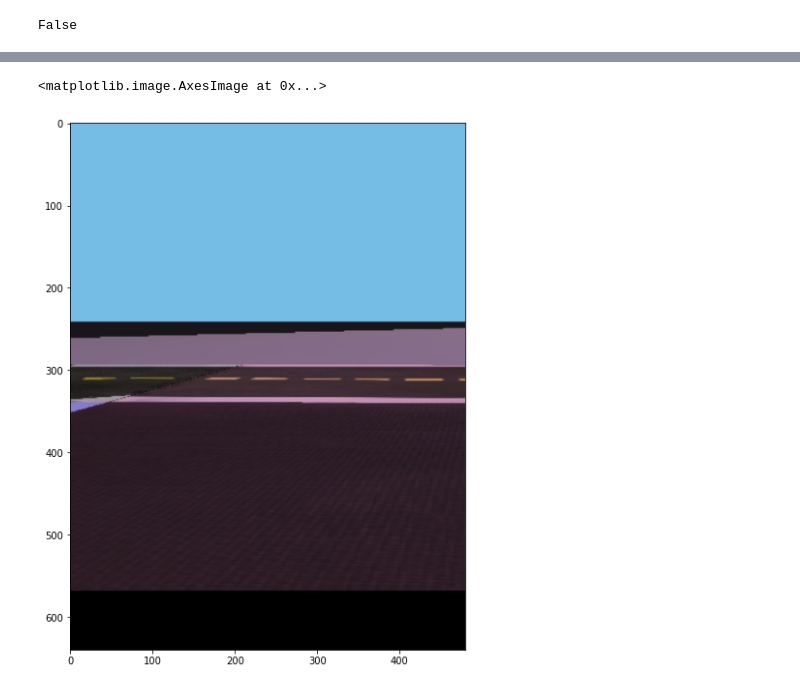
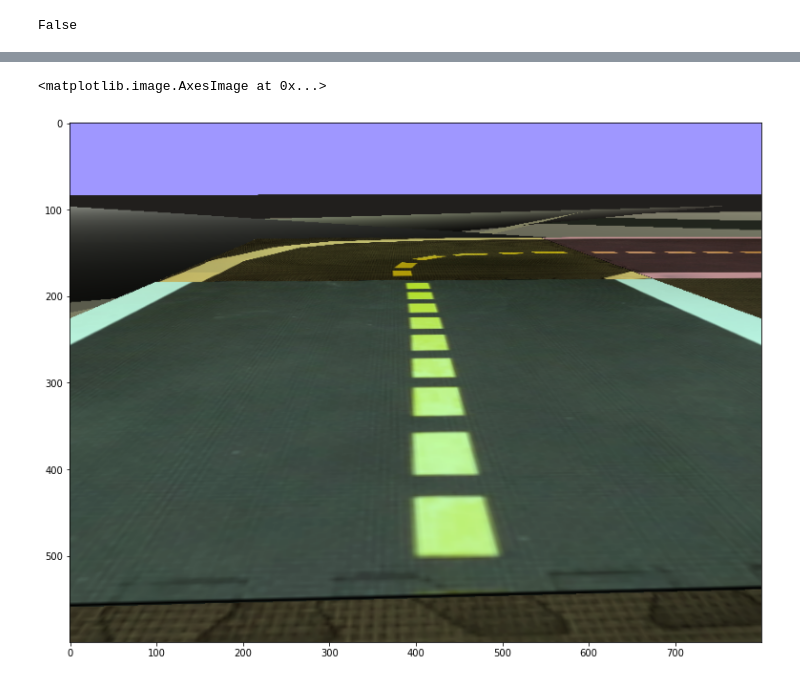
Before and after one commit to poliduckie/ReinforcementLearning, a Jupyter notebook: duckietown_filter.ipynb, the cells around one changed output, grey strips where cells are left out. Drawn from its saved outputs; the diff is of its cells as text; code cells hidden in the pictures.

```diff
--- a/duckietown_filter.ipynb
+++ b/duckietown_filter.ipynb
@@ -221,9 +241,10 @@ plt.imshow(obs)
 # %%
-obs, _, _, _ = env.step([1,0])
-plt.imshow(obs)
+obs, _, _, _ = env.step([0,1])
+test = env.render(mode="rgb_array")
+plt.imshow(test)
 # %% [output]
 <matplotlib.image.AxesImage at 0x...>
-[figure, old version]
+[figure, new version]
 # %%
 env.reset()
 
```
Also changed, not shown: parts of 9 cells of this notebook.
